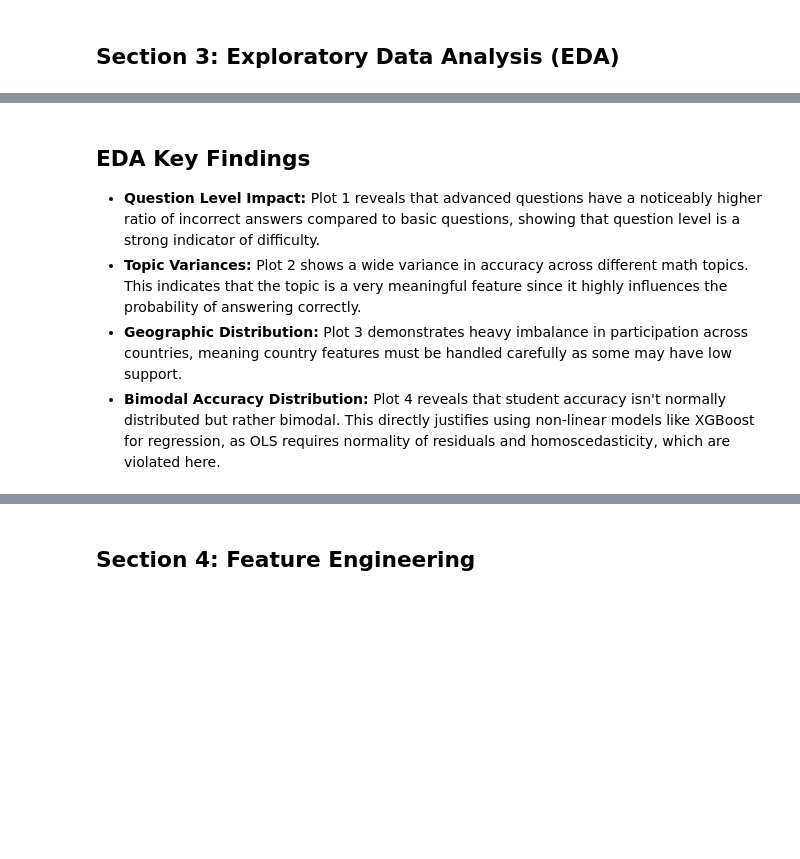
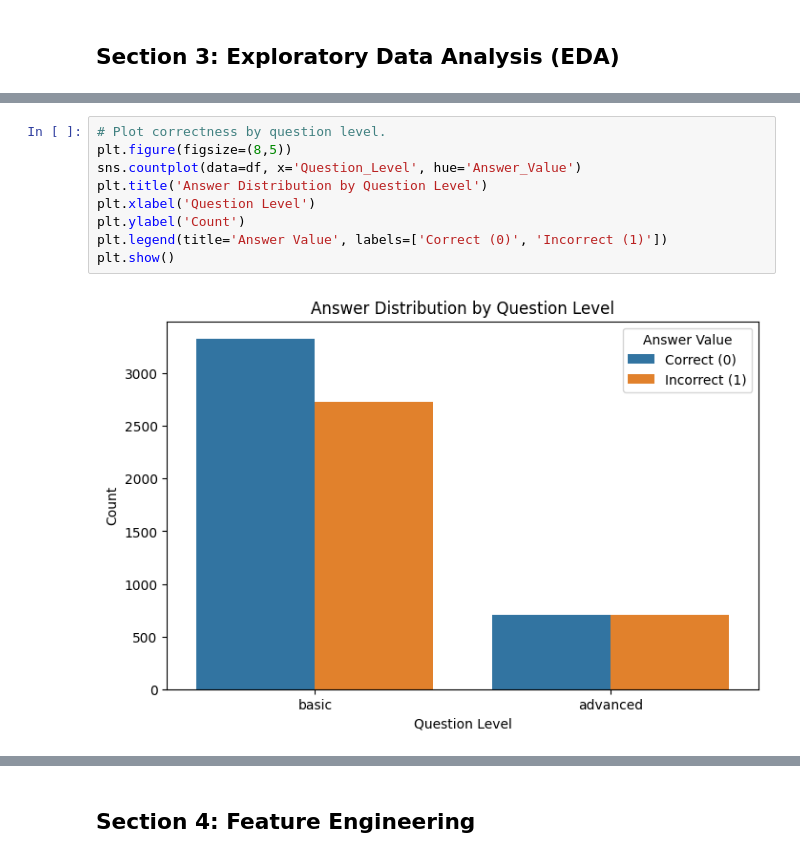
Before and after one commit to rsp45/ML2-End-Term, a Jupyter notebook: STAI205_EndTerm_Notebook.ipynb, the cells around one changed output, grey strips where cells are left out. Drawn from its saved outputs; the diff is of its cells as text; blank space fills up the shorter version.

```diff
--- a/STAI205_EndTerm_Notebook.ipynb
+++ b/STAI205_EndTerm_Notebook.ipynb
@@ -177,6 +142,11 @@ plt.show()
-# %% [markdown]
-## EDA Key Findings
-* **Question Level Impact:** Plot 1 reveals that advanced questions have a noticeably higher ratio of incorrect answers compared to basic questions, showing that question level is a strong indicator of difficulty.
-* **Topic Variances:** Plot 2 shows a wide variance in accuracy across different math topics. This indicates that the topic is a very meaningful feature since it highly influences the probability of answering correctly.
-* **Geographic Distribution:** Plot 3 demonstrates heavy imbalance in participation across countries, meaning country features must be handled carefully as some may have low support.
-* **Bimodal Accuracy Distribution:** Plot 4 reveals that student accuracy isn't normally distributed but rather bimodal. This directly justifies using non-linear models like XGBoost for regression, as OLS requires normality of residuals and homoscedasticity, which are violated here.
+# %%
+# Plot correctness by question level.
+plt.figure(figsize=(8,5))
+sns.countplot(data=df, x='Question_Level', hue='Answer_Value')
+plt.title('Answer Distribution by Question Level')
+plt.xlabel('Question Level')
+plt.ylabel('Count')
+plt.legend(title='Answer Value', labels=['Correct (0)', 'Incorrect (1)'])
+plt.show()
+# %% [output]
+[figure, added]
```
Also changed, not shown: parts of 87 cells of this notebook, 4 other files.
